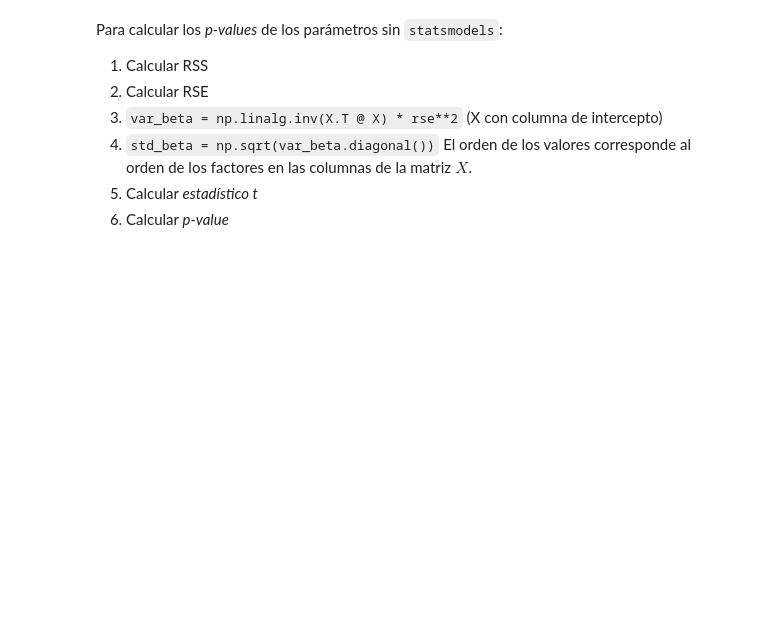
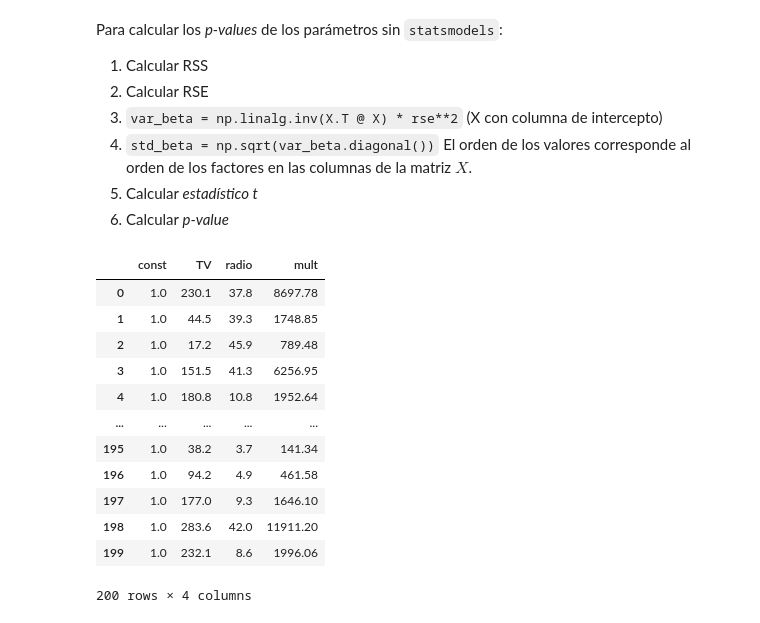
Before and after one commit to juliahdezc/Lab_aprendizaje_estadistico, a Jupyter notebook: Lab - R3.ipynb, the cells around one changed output. Drawn from its saved outputs; the diff is of its cells as text; code cells hidden in the pictures; blank space fills up the shorter version.

```diff
--- a/Lab - R3.ipynb
+++ b/Lab - R3.ipynb
@@ -507,0 +511,17 @@ Para calcular los *p-values* de los parámetros sin `statsmodels`:
+# %%
+X_tv_radio["mult"] = X_tv_radio["TV"] * X_tv_radio["radio"]
+X_tv_radio
+# %% [output]
+|  | const | TV | radio | mult |
+| 0 | 1.0 | 230.1 | 37.8 | 8697.78 |
+| 1 | 1.0 | 44.5 | 39.3 | 1748.85 |
+| 2 | 1.0 | 17.2 | 45.9 | 789.48 |
+| 3 | 1.0 | 151.5 | 41.3 | 6256.95 |
+| 4 | 1.0 | 180.8 | 10.8 | 1952.64 |
+| ... | ... | ... | ... | ... |
+| 195 | 1.0 | 38.2 | 3.7 | 141.34 |
+| 196 | 1.0 | 94.2 | 4.9 | 461.58 |
+| 197 | 1.0 | 177.0 | 9.3 | 1646.10 |
+| 198 | 1.0 | 283.6 | 42.0 | 11911.20 |
+| 199 | 1.0 | 232.1 | 8.6 | 1996.06 |
+200 rows × 4 columns
```
Also changed, not shown: parts of 13 cells of this notebook.
